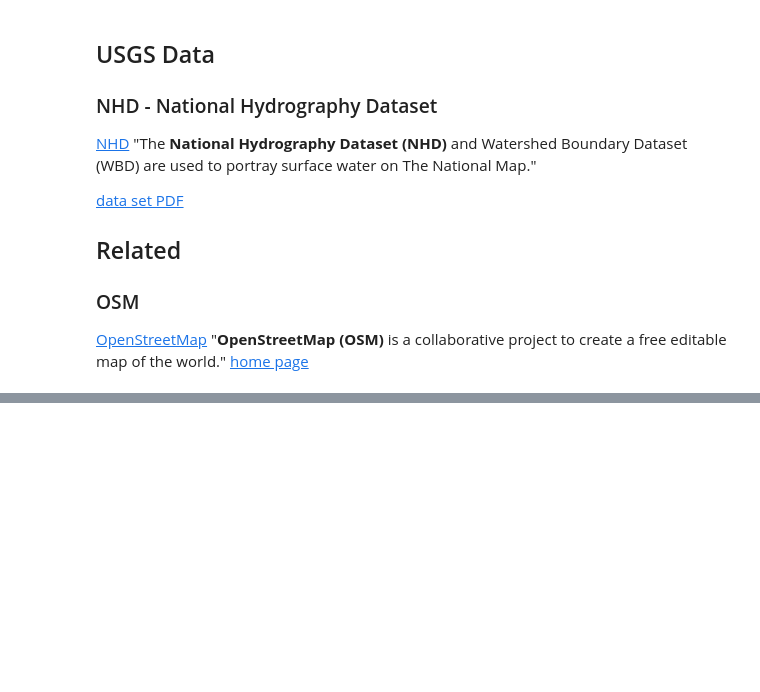
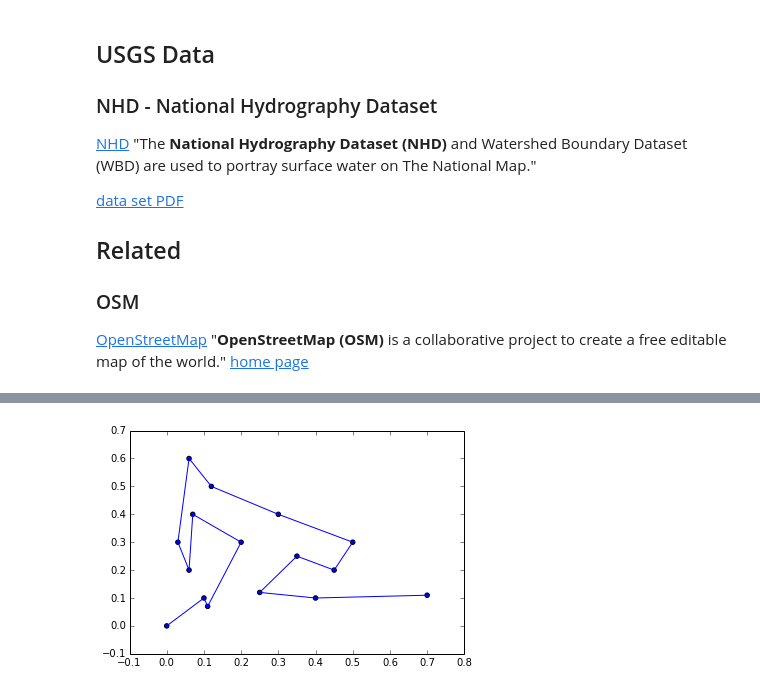
Before and after one commit to JENkt4k/pynotes-general, a Jupyter notebook: Complex Geo-spacial Algorithms.ipynb, the cells around one changed output, grey strips where cells are left out. Saved outputs shown, nothing was run; the diff lists cells and outputs as text; code cells hidden in the pictures; blank space fills up the shorter version.

```diff
--- a/Complex Geo-spacial Algorithms.ipynb
+++ b/Complex Geo-spacial Algorithms.ipynb
@@ -131,0 +271,8 @@ if __name__ == "__main__":
+# %%
+orgpoints = np.array([[0, 0],[0.1, 0.1],[0.11,0.07],[0.2,0.3],[0.07,0.4],[0.06,0.2], [0.03,0.3], [0.06,0.6], [0.12,0.5],[0.3,0.4],[0.5,0.3],[0.45,0.2],[0.35,0.25],[0.25,0.12], [0.4,0.1], [0.7,0.11] ])
+#print(orgpoints[:,0])
+plt.scatter(orgpoints[:,0],orgpoints[:,1])
+plt.plot(orgpoints[:,0],orgpoints[:,1])
+plt.show()
+# %% [output]
+[figure, added]
```
Also changed, not shown: parts of 7 cells of this notebook.
